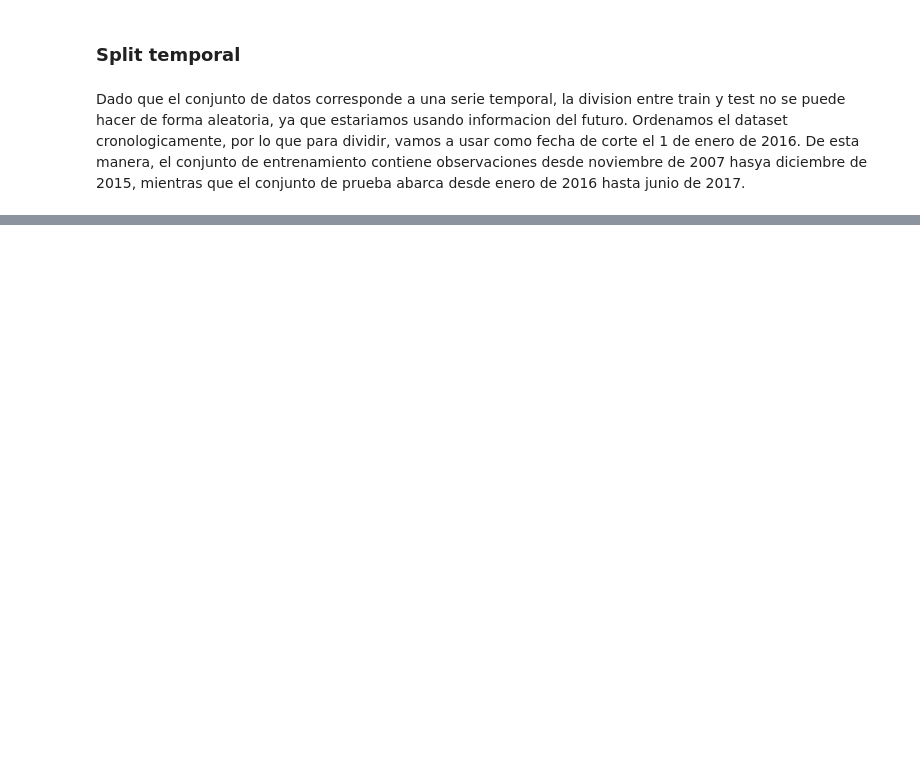
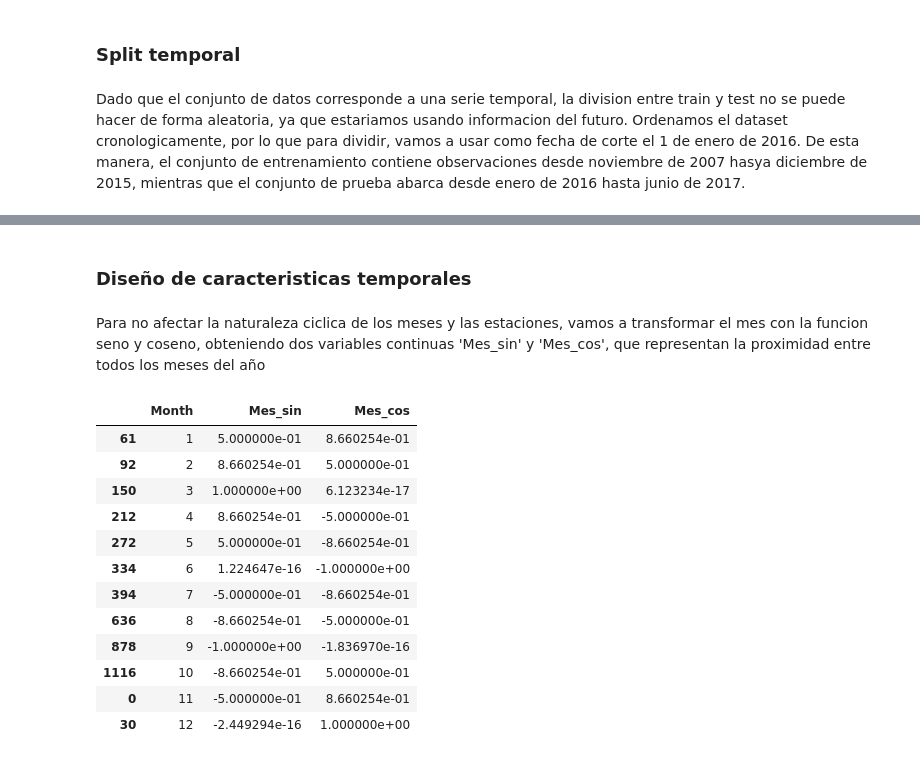
Before and after one commit to AlvaTF/TP-AA1-Ruiz-Toledo-Mendoza, a Jupyter notebook: TP_2/TP_clasificacion_AA1.ipynb, the cells around one changed output, grey strips where cells are left out. Cells and saved outputs as stored; diff of their text form; code cells hidden in the pictures; blank space fills up the shorter version.

Commit message:
transformacion de los meses con seno y coseno

```diff
--- a/TP_2/TP_clasificacion_AA1.ipynb
+++ b/TP_2/TP_clasificacion_AA1.ipynb
@@ -520,2 +499,34 @@ Filas: 25,764
 Desde: 2016-01-01
 Hasta: 2017-06-24
+# %% [markdown]
+### Diseño de caracteristicas temporales
+# %% [markdown]
+Para no afectar la naturaleza ciclica de los meses y las estaciones, vamos a transformar el mes con la funcion seno y coseno, obteniendo dos variables continuas 'Mes_sin' y 'Mes_cos', que representan la proximidad entre todos los meses del año
+# %%
+train["Month"] = train["Date"].dt.month
+test["Month"] = test["Date"].dt.month
+
+# representacion ciclica
+train["Mes_sin"] = np.sin(2 * np.pi * train["Month"] / 12)
+train["Mes_cos"] = np.cos(2 * np.pi * train["Month"] / 12)
+
+test["Mes_sin"] = np.sin(2 * np.pi * test["Month"] / 12)
+test["Mes_cos"] = np.cos(2 * np.pi * test["Month"] / 12)
+
+meses = (train[["Month", "Mes_sin", "Mes_cos"]].drop_duplicates().sort_values("Month"))
+
+display(meses)
+# %% [output]
+|  | Month | Mes_sin | Mes_cos |
+| 61 | 1 | 5.000000e-01 | 8.660254e-01 |
+| 92 | 2 | 8.660254e-01 | 5.000000e-01 |
+| 150 | 3 | 1.000000e+00 | 6.123234e-17 |
+| 212 | 4 | 8.660254e-01 | -5.000000e-01 |
+| 272 | 5 | 5.000000e-01 | -8.660254e-01 |
+| 334 | 6 | 1.224647e-16 | -1.000000e+00 |
+| 394 | 7 | -5.000000e-01 | -8.660254e-01 |
+| 636 | 8 | -8.660254e-01 | -5.000000e-01 |
+| 878 | 9 | -1.000000e+00 | -1.836970e-16 |
+| 1116 | 10 | -8.660254e-01 | 5.000000e-01 |
+| 0 | 11 | -5.000000e-01 | 8.660254e-01 |
+| 30 | 12 | -2.449294e-16 | 1.000000e+00 |
```
Also changed, not shown: parts of 7 cells of this notebook.
